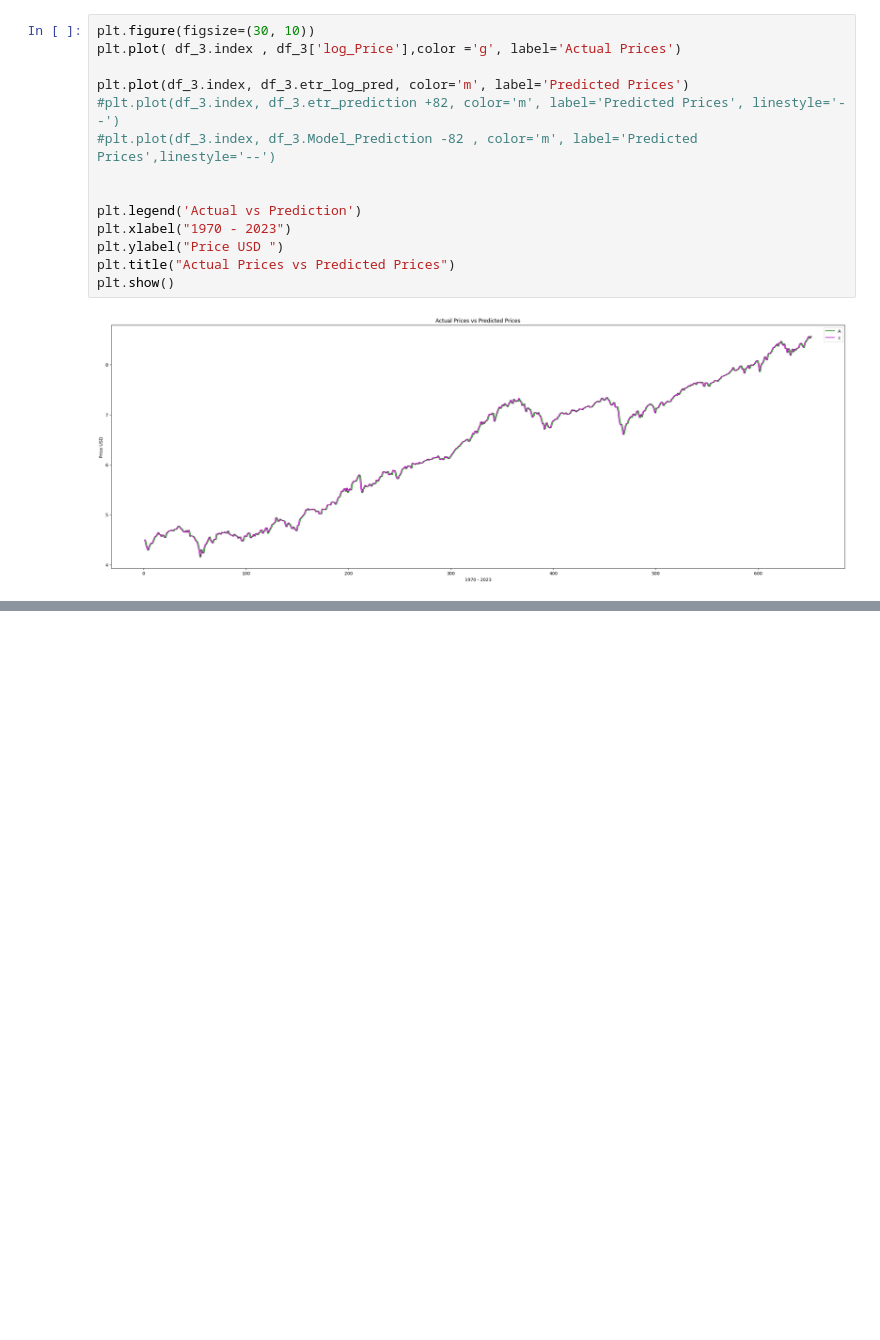
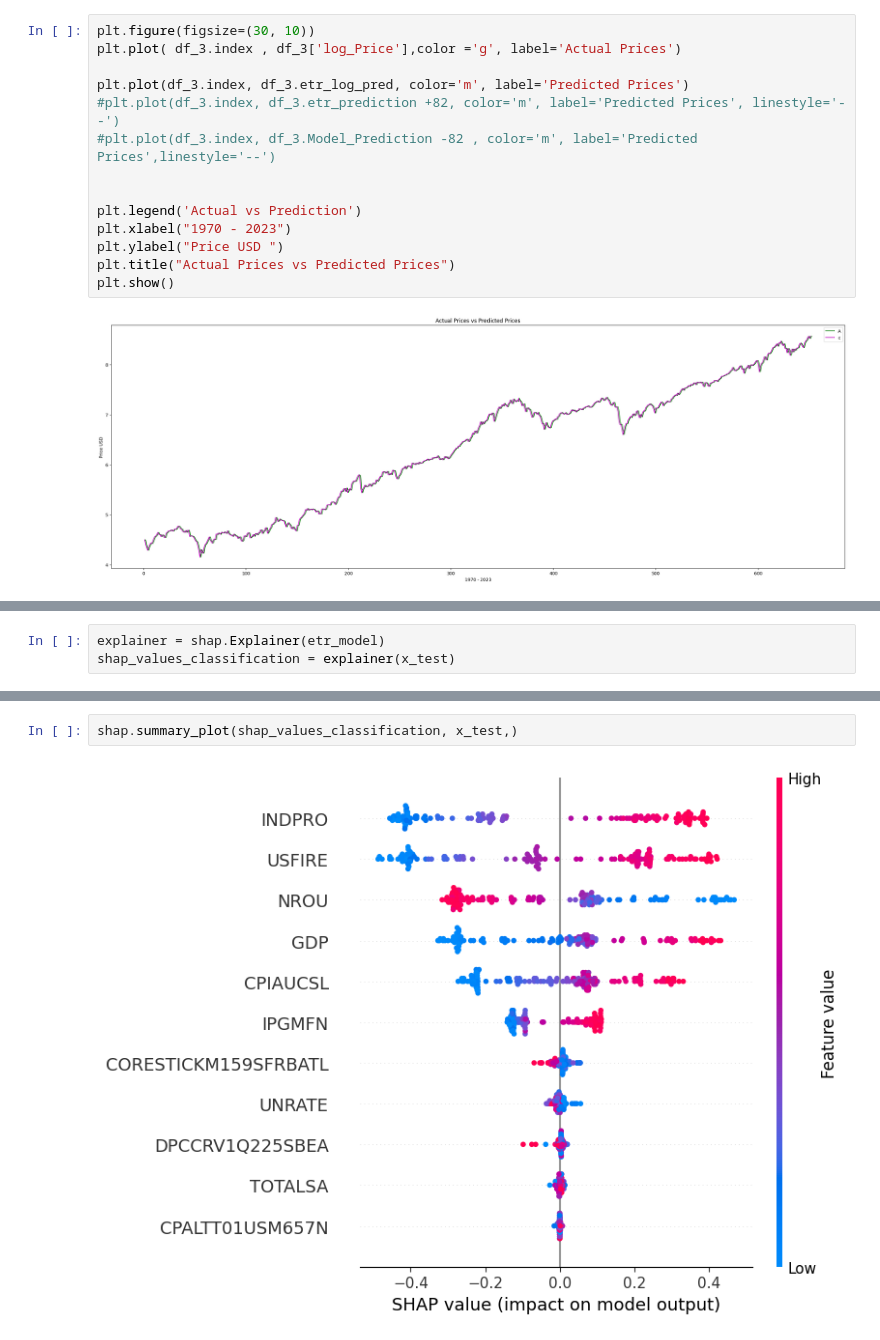
Before and after one commit to burakakay/SP-500-Price-Predictor-Project, a Jupyter notebook: S&P_500_Price_Prediction.ipynb, the cells around one changed output, grey strips where cells are left out. Drawn from its saved outputs; the diff is of its cells as text; blank space fills up the shorter version.

```diff
--- a/S&P_500_Price_Prediction.ipynb
+++ b/S&P_500_Price_Prediction.ipynb
@@ -504,0 +555,3 @@ plt.show()
+# %%
+explainer = shap.Explainer(etr_model)
+shap_values_classification = explainer(x_test)
@@ -504,0 +576,4 @@ plt.show()
+# %%
+shap.summary_plot(shap_values_classification, x_test,)
+# %% [output]
+[figure, added]
```
Also changed, not shown: parts of 12 cells of this notebook.
